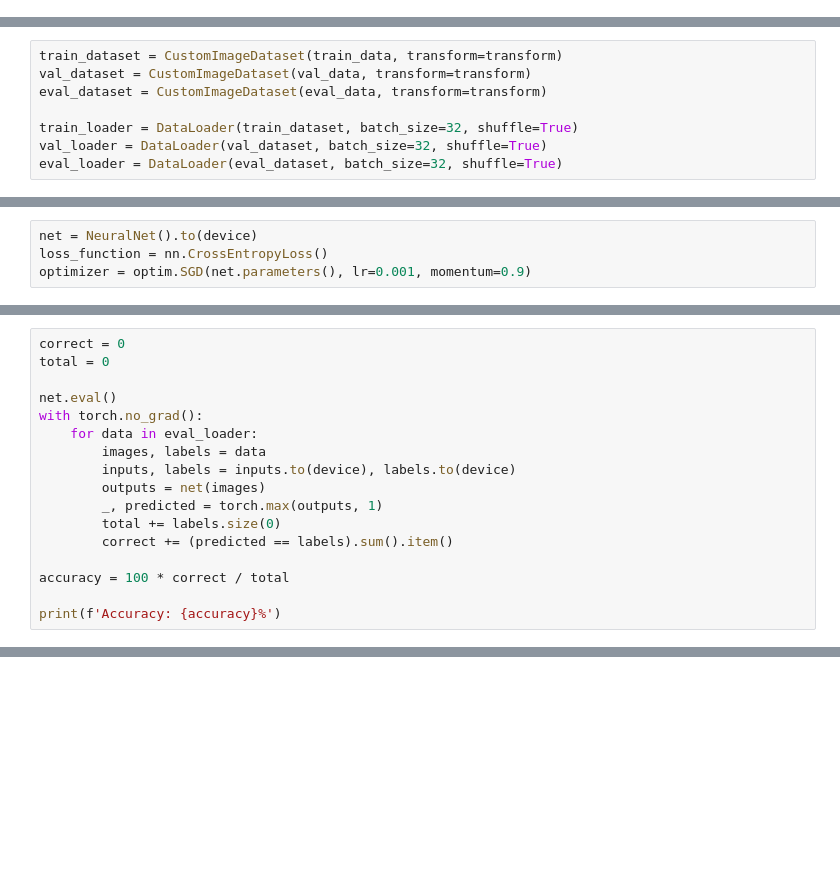
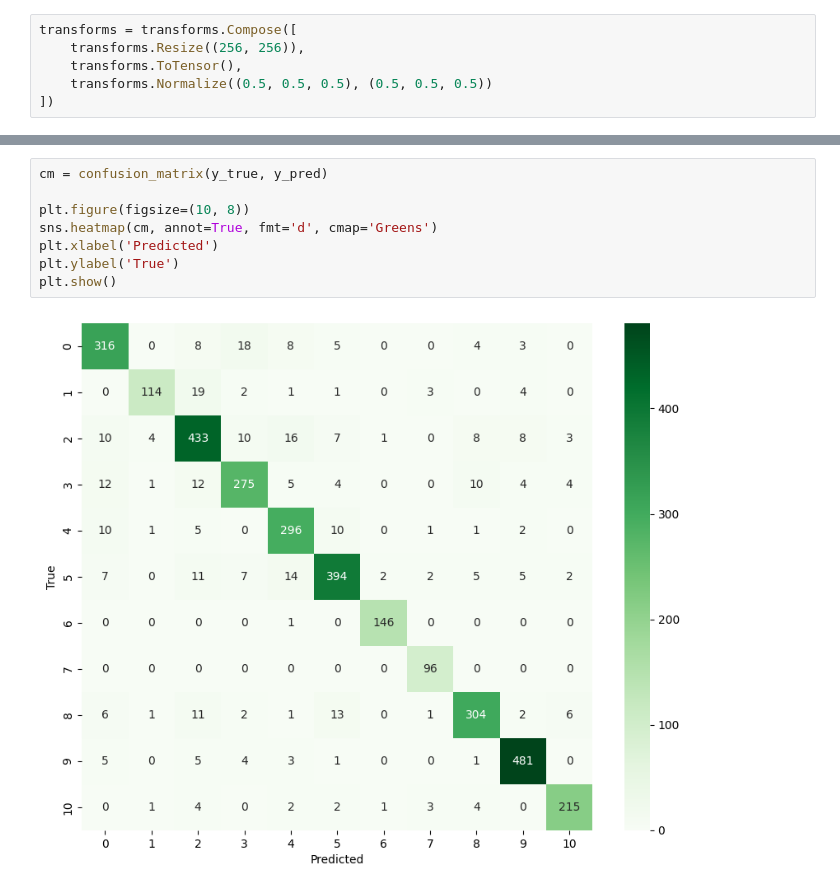
Before and after one commit to olejohanovreas/Deep-Neural-Networks-IKT450, a Jupyter notebook: 3. CNN/CNN.ipynb, the cells around one changed output, grey strips where cells are left out. Cells and saved outputs as stored; diff of their text form; blank space fills up the shorter version.

```diff
--- a/3. CNN/CNN.ipynb
+++ b/3. CNN/CNN.ipynb
@@ -14,0 +15,6 @@ import os
+# %%
+transforms = transforms.Compose([
+    transforms.Resize((256, 256)),
+    transforms.ToTensor(),
+    transforms.Normalize((0.5, 0.5, 0.5), (0.5, 0.5, 0.5))
+])
@@ -53,8 +118,0 @@ transform = transforms.Compose([
-# %%
-train_dataset = CustomImageDataset(train_data, transform=transform)
-val_dataset = CustomImageDataset(val_data, transform=transform)
-eval_dataset = CustomImageDataset(eval_data, transform=transform)
-
-train_loader = DataLoader(train_dataset, batch_size=32, shuffle=True)
-val_loader = DataLoader(val_dataset, batch_size=32, shuffle=True)
-eval_loader = DataLoader(eval_dataset, batch_size=32, shuffle=True)
@@ -88,4 +118,0 @@ class NeuralNet(nn.Module):
-# %%
-net = NeuralNet().to(device)
-loss_function = nn.CrossEntropyLoss()
-optimizer = optim.SGD(net.parameters(), lr=0.001, momentum=0.9)
@@ -141,17 +118,0 @@ net.load_state_dict(torch.load('trained_nett.pth'))
-# %%
-correct = 0
-total = 0
-
-net.eval()
-with torch.no_grad():
-    for data in eval_loader:
-        images, labels = data
-        inputs, labels = inputs.to(device), labels.to(device)
-        outputs = net(images)
-        _, predicted = torch.max(outputs, 1)
-        total += labels.size(0)
-        correct += (predicted == labels).sum().item()
-
-accuracy = 100 * correct / total
-
-print(f'Accuracy: {accuracy}%')
@@ -159,0 +190,10 @@ RuntimeError: Expected all tensors to be on the same device, but found at least
+# %%
+cm = confusion_matrix(y_true, y_pred)
+
+plt.figure(figsize=(10, 8))
+sns.heatmap(cm, annot=True, fmt='d', cmap='Greens')
+plt.xlabel('Predicted')
+plt.ylabel('True')
+plt.show()
+# %% [output]
+[figure, added]
```
Also changed, not shown: parts of 18 cells of this notebook, 2 other files.
